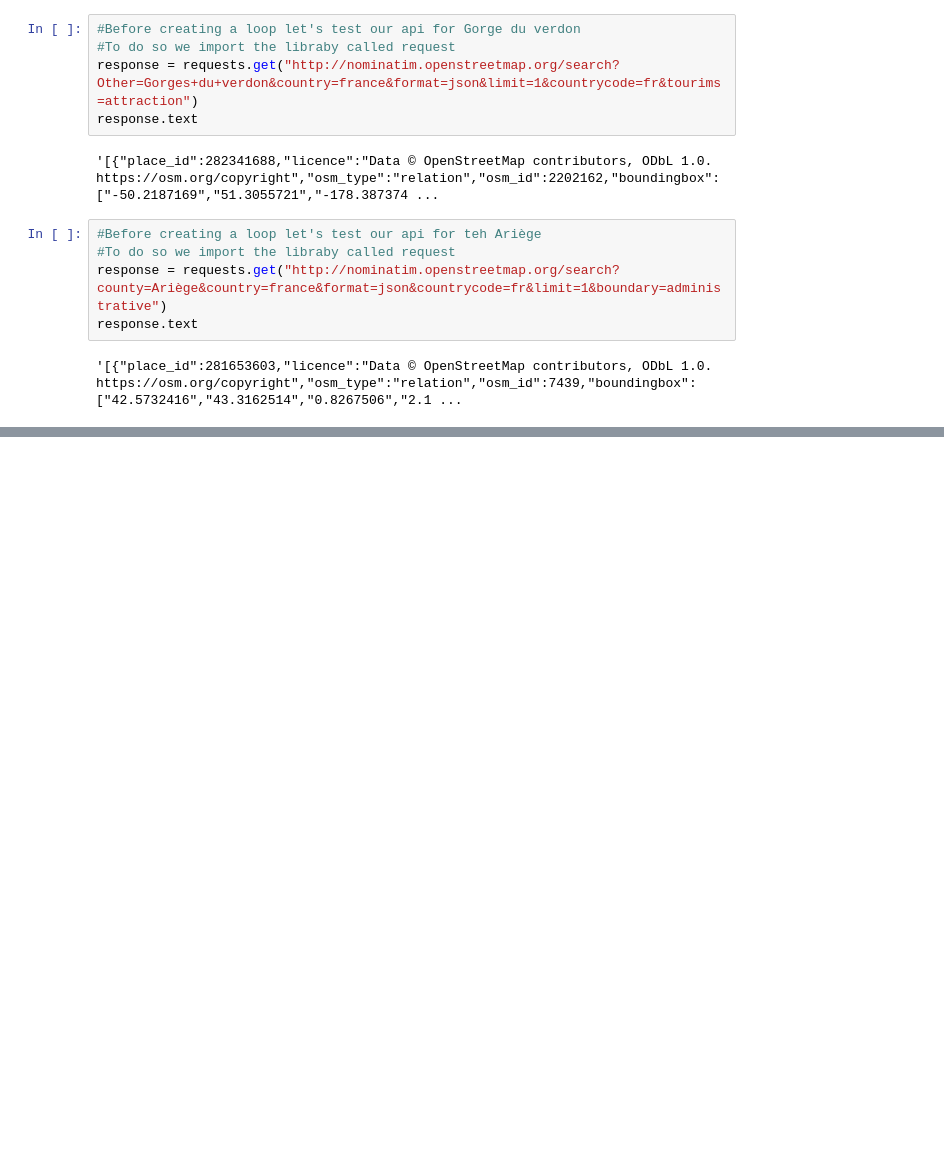
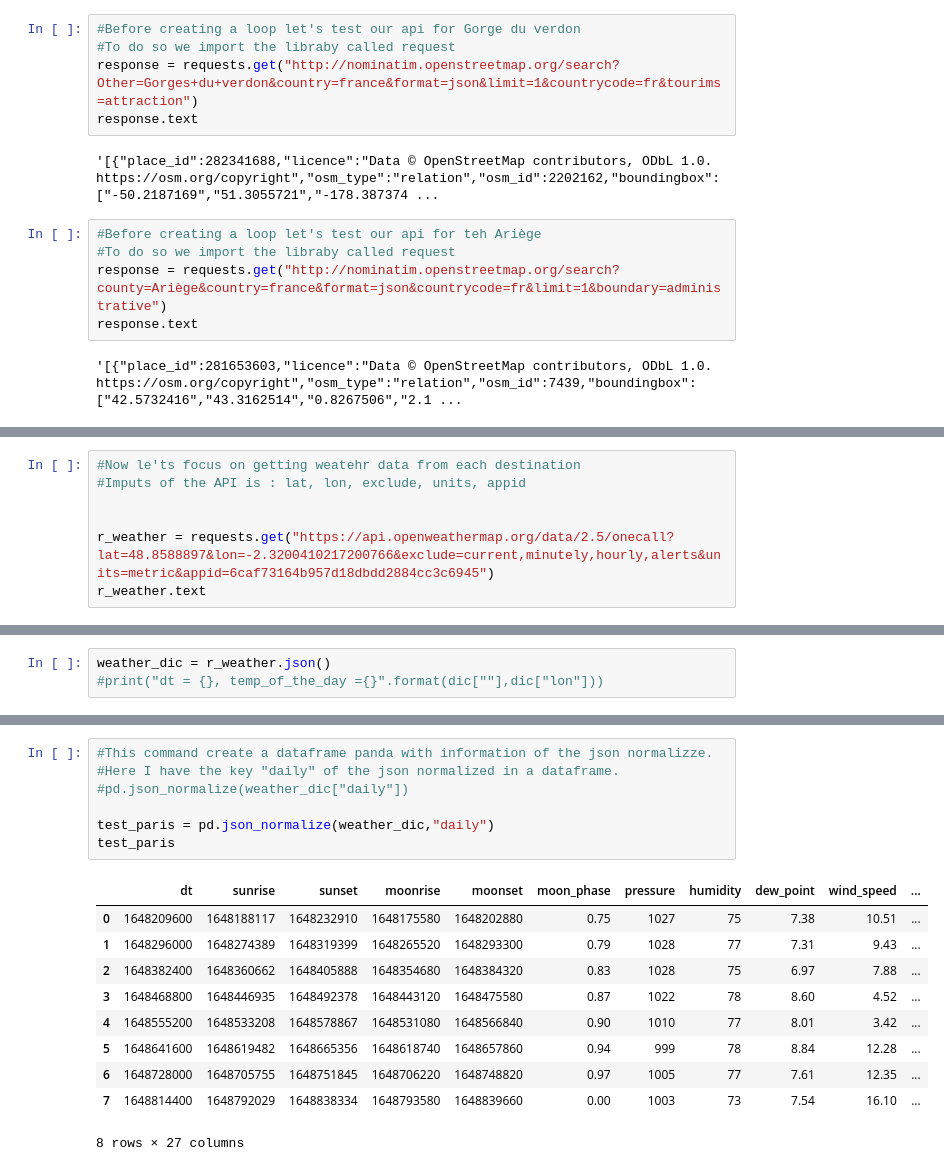
Before and after one commit to cgbezo/projet_02_kayak, a Jupyter notebook: projet_02_kayak.ipynb, the cells around one changed output, grey strips where cells are left out. Cells and saved outputs as stored; diff of their text form; blank space fills up the shorter version.

Commit message:
test wether api for one city and trying to convert timestamp

```diff
--- a/projet_02_kayak.ipynb
+++ b/projet_02_kayak.ipynb
@@ -165,0 +170,7 @@ response.text
+# %%
+#Now le'ts focus on getting weatehr data from each destination
+#Imputs of the API is : lat, lon, exclude, units, appid
+
+
+r_weather = requests.get("https://api.openweathermap.org/data/2.5/onecall?lat=48.8588897&lon=-2.3200410217200766&exclude=current,minutely,hourly,alerts&units=metric&appid=6caf73164b957d18dbdd2884cc3c6945")
+r_weather.text
@@ -165,0 +179,3 @@ response.text
+# %%
+weather_dic = r_weather.json()
+#print("dt = {}, temp_of_the_day ={}".format(dic[""],dic["lon"]))
@@ -165,0 +224,18 @@ response.text
+# %%
+#This command create a dataframe panda with information of the json normalizze.
+#Here I have the key "daily" of the json normalized in a dataframe.
+#pd.json_normalize(weather_dic["daily"])
+
+test_paris = pd.json_normalize(weather_dic,"daily")
+test_paris
+# %% [output]
+|  | dt | sunrise | sunset | moonrise | moonset | moon_phase | pressure | humidity | dew_point | wind_speed | ... |
+| 0 | 1648209600 | 1648188117 | 1648232910 | 1648175580 | 1648202880 | 0.75 | 1027 | 75 | 7.38 | 10.51 | ... |
+| 1 | 1648296000 | 1648274389 | 1648319399 | 1648265520 | 1648293300 | 0.79 | 1028 | 77 | 7.31 | 9.43 | ... |
+| 2 | 1648382400 | 1648360662 | 1648405888 | 1648354680 | 1648384320 | 0.83 | 1028 | 75 | 6.97 | 7.88 | ... |
+| 3 | 1648468800 | 1648446935 | 1648492378 | 1648443120 | 1648475580 | 0.87 | 1022 | 78 | 8.60 | 4.52 | ... |
+| 4 | 1648555200 | 1648533208 | 1648578867 | 1648531080 | 1648566840 | 0.90 | 1010 | 77 | 8.01 | 3.42 | ... |
+| 5 | 1648641600 | 1648619482 | 1648665356 | 1648618740 | 1648657860 | 0.94 | 999 | 78 | 8.84 | 12.28 | ... |
+| 6 | 1648728000 | 1648705755 | 1648751845 | 1648706220 | 1648748820 | 0.97 | 1005 | 77 | 7.61 | 12.35 | ... |
+| 7 | 1648814400 | 1648792029 | 1648838334 | 1648793580 | 1648839660 | 0.00 | 1003 | 73 | 7.54 | 16.10 | ... |
+8 rows × 27 columns
```
Also changed, not shown: parts of 9 cells of this notebook, 2 other files.
